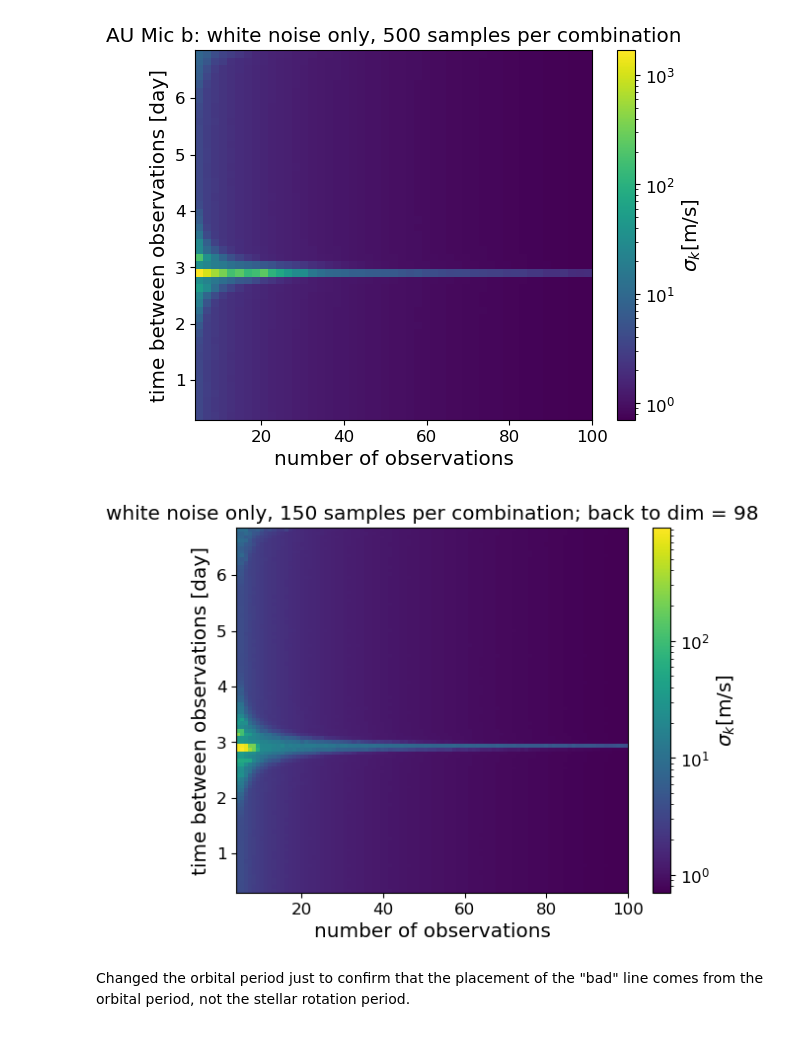
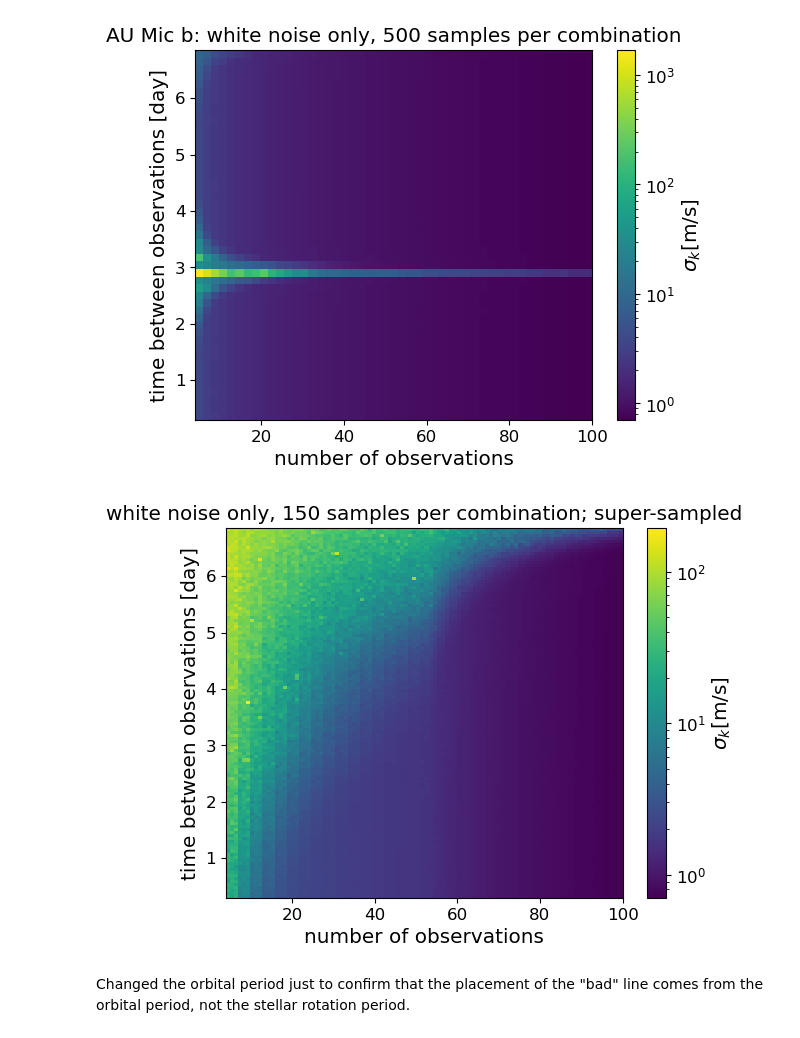
Before and after one commit to exoclam/gaspery, a Jupyter notebook: notebooks/au-mic.ipynb, the cells around one changed output. Cells and saved outputs as stored; diff of their text form; code cells hidden in the pictures.

Commit message:
added new strategy for MCMC fit notebook (once per Porb); super-sampling for Fig 2

```diff
--- a/notebooks/au-mic.ipynb
+++ b/notebooks/au-mic.ipynb
@@ -1682,8 +1752,15 @@ theta = [K, p, T0]
 #cadences = np.linspace(0.30, 6.85, 100)
 #n_obs = 30 #40 # 500
 dim = 98
-n_observations = np.linspace(4, 100, dim).astype(int)
-cadences = np.linspace(0.30, 6.85, dim)
+n_observations = np.linspace(4, 100, 97).astype(int)
+#cadences = np.linspace(0.30, 6.85, dim)
+#n_observations1 = np.linspace(4, 20, int(dim/2)).astype(int)
+#n_observations2 = np.linspace(20, 100, int(dim/2)).astype(int)
+cadences1 = np.linspace(0.30, 2.39329897, int(dim/4))
+cadences2 = np.linspace(2.39329897, 3.54123711, int(dim/2))[1:]
+cadences3 = np.linspace(3.54123711, 6.85, int(dim/2))[1:]
+#n_observations = np.concatenate([n_observations1, n_observations2])
+cadences = np.concatenate([cadences1, cadences2, cadences3])
 
 sigma_k_test = []
 sigma_k_solve_test = []
@@ -1766,19 +1843,19 @@ plt.show()
 # %%
 #x, y = np.meshgrid(cadences, n_observations)
 plt.imshow(sigma_ks.T, norm=matplotlib.colors.LogNorm(), extent=[4,100,0.3,6.85], aspect='auto') # vmin=1e2, vmax=3e4
 #plt.scatter(y, x, c=sigma_ks, s=10)#, norm=matplotlib.colors.LogNorm(vmin=0.05*K, vmax=10*K)) # vmin=5, vmax=35
 #plt.scatter(y, x, c=sigma_ks, s=5) # vmin=0, vmax=29
 #cbar.ax.set_ylabel(r'$\sqrt{FI_K}$')
 cbar = plt.colorbar()
 cbar.ax.set_ylabel(r"$\sigma_k$[m/s]")
 plt.xlabel("number of observations")
 plt.ylabel("time between observations [day]")
 #plt.yscale('log')
-plt.title(f"white noise only, 150 samples per combination; back to dim = 98")
+plt.title(f"white noise only, 150 samples per combination; super-sampled")
 #plt.savefig(path + f"plots/n_obs-vs-cadence-white-meters-averaged.png", format="png")
 plt.show()
 # %% [output]
-[figure, old version]
+[figure, new version]
 # %% [markdown]
 Changed the orbital period just to confirm that the placement of the "bad" line comes from the orbital period, not the stellar rotation period.
 # %% [markdown]
```
Also changed, not shown: parts of 5 cells of this notebook, 1 other file.
